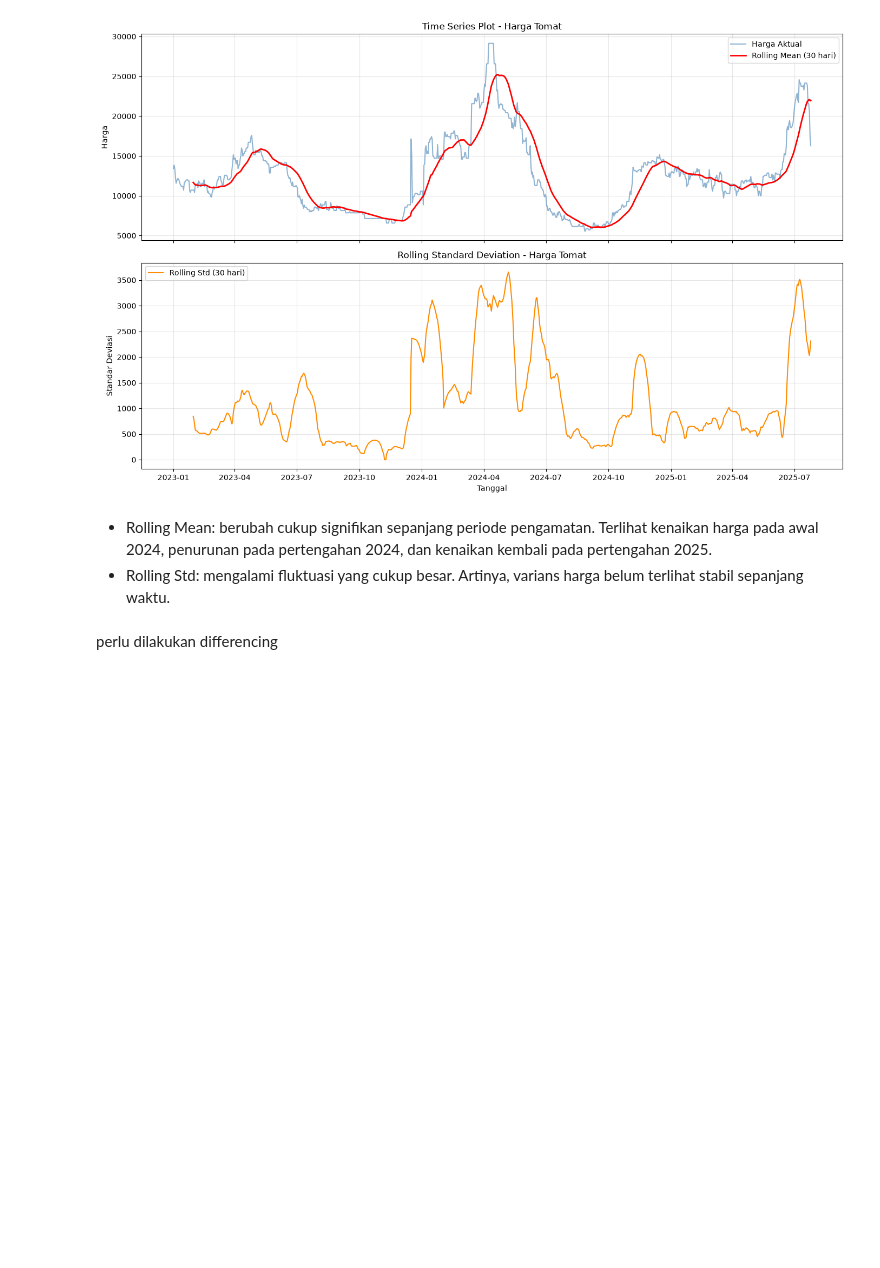
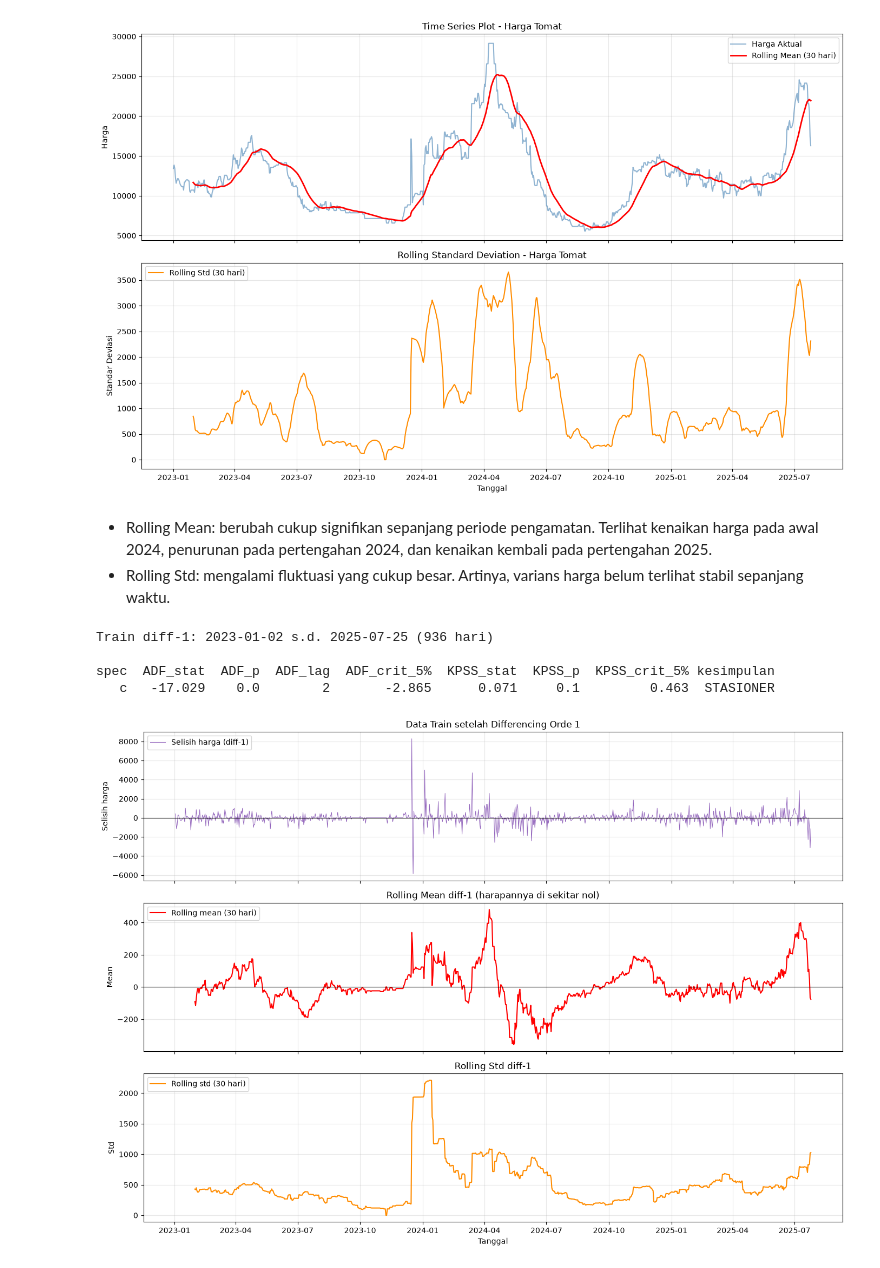
Before and after one commit to ErisAlfionita8/tomato-forecasting-analysis, a Jupyter notebook: notebooks/time_series_analysis.ipynb, the cells around one changed output. Drawn from its saved outputs; the diff is of its cells as text; code cells hidden in the pictures; blank space fills up the shorter version.

Commit message:
feat: finalisasi orde baseline model

```diff
--- a/notebooks/time_series_analysis.ipynb
+++ b/notebooks/time_series_analysis.ipynb
@@ -246,5 +276,70 @@ plt.show()
 # %% [markdown]
 - Rolling Mean: berubah cukup signifikan sepanjang periode pengamatan. Terlihat kenaikan harga pada awal 2024, penurunan pada pertengahan 2024, dan kenaikan kembali pada pertengahan 2025.
 - Rolling Std: mengalami fluktuasi yang cukup besar. Artinya, varians harga belum terlihat stabil sepanjang waktu.
-# %% [markdown]
-perlu dilakukan differencing
+# %%
+# differencing
+train_diff1 = train.diff().dropna()
+print(f"Train diff-1: {train_diff1.index[0].date()} s.d. {train_diff1.index[-1].date()} ({len(train_diff1)} hari)\n")
+
+def uji_stasioner(x, regresi="c"):
+    """regresi: 'c' = konstanta, 'ct' = konstanta + tren"""
+    adf_stat, adf_p, adf_lag, _, adf_crit, _ = adfuller(x, regression=regresi, autolag="AIC")
+    kpss_stat, kpss_p, _, kpss_crit = kpss(x, regression=regresi, nlags="auto")
+
+    adf_ok, kpss_ok = adf_p < 0.05, kpss_p >= 0.05
+    if adf_ok and kpss_ok:
+        simpulan = "STASIONER"
+    elif not adf_ok and not kpss_ok:
+        simpulan = "TIDAK STASIONER"
+    else:
+        simpulan = "BERTENTANGAN"
+
+    return {"spec": regresi,
+            "ADF_stat": round(adf_stat, 3), "ADF_p": round(adf_p, 4),
+            "ADF_lag": adf_lag, "ADF_crit_5%": round(adf_crit["5%"], 3),
+            "KPSS_stat": round(kpss_stat, 3), "KPSS_p": round(kpss_p, 4),
+            "KPSS_crit_5%": round(kpss_crit["5%"], 3), "kesimpulan": simpulan}
+
+hasil_diff1 = pd.DataFrame([uji_stasioner(train_diff1, "c")])
+print(hasil_diff1.to_string(index=False))
+# %% [output]
+Train diff-1: 2023-01-02 s.d. 2025-07-25 (936 hari)
+
+spec  ADF_stat  ADF_p  ADF_lag  ADF_crit_5%  KPSS_stat  KPSS_p  KPSS_crit_5% kesimpulan
+   c   -17.029    0.0        2       -2.865      0.071     0.1         0.463  STASIONER
+# %%
+window = 30
+diff_mean = train_diff1.rolling(window).mean()
+diff_std = train_diff1.rolling(window).std()
+
+fig, axes = plt.subplots(3, 1, figsize=(14, 10), sharex=True)
+
+# 1. Selisih pertama
+axes[0].plot(train_diff1.index, train_diff1, lw=0.7, color="tab:purple", label="Selisih harga (diff-1)")
+axes[0].axhline(0, color="black", lw=0.8)
+axes[0].set_title("Data Train setelah Differencing Orde 1")
+axes[0].set_ylabel("Selisih harga")
+axes[0].legend(loc="upper left")
+axes[0].grid(alpha=0.3)
+
+# 2. Rolling mean selisih
+axes[1].plot(diff_mean.index, diff_mean, color="red", lw=1.5, label=f"Rolling mean ({window} hari)")
+axes[1].axhline(0, color="black", lw=0.8)
+axes[1].set_title("Rolling Mean diff-1 (harapannya di sekitar nol)")
+axes[1].set_ylabel("Mean")
+axes[1].legend(loc="upper left")
+axes[1].grid(alpha=0.3)
+
+# 3. Rolling std selisih
+axes[2].plot(diff_std.index, diff_std, color="darkorange", lw=1.5, label=f"Rolling std ({window} hari)")
+axes[2].set_title("Rolling Std diff-1")
+axes[2].set_ylabel("Std")
+axes[2].set_xlabel("Tanggal")
+axes[2].legend(loc="upper left")
+axes[2].grid(alpha=0.3)
+
+plt.tight_layout()
+plt.savefig(FIG_DIR / "tomat_train_diff1.png", dpi=150)
+plt.show()
+# %% [output]
+[figure, added]
```
Also changed, not shown: parts of 19 cells of this notebook, 4 other files.
